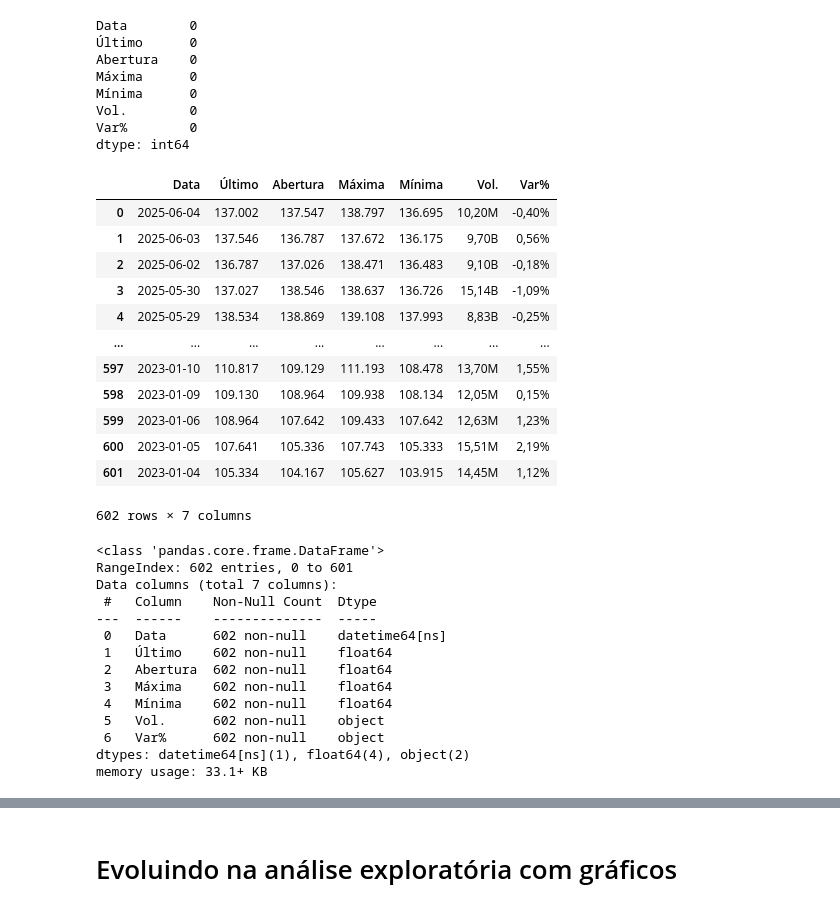
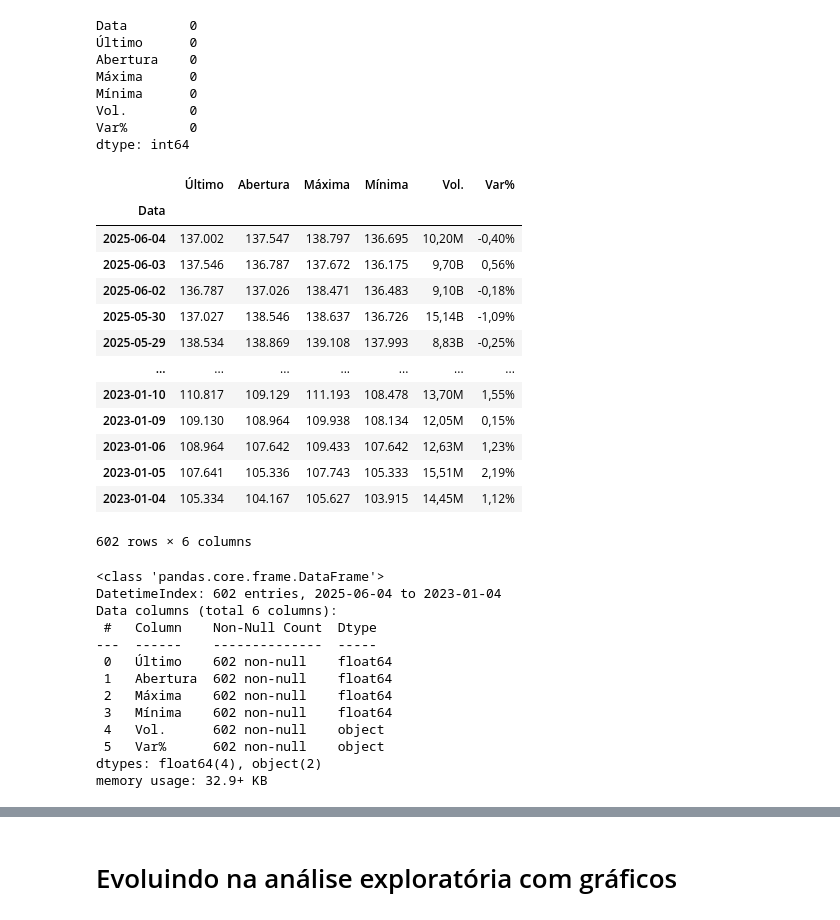
Before and after one commit to JacksonvBarbosa/Analise_Indice_Ibovespa, a Jupyter notebook: Codigo/DadosIbovespa.ipynb, the cells around one changed output, grey strips where cells are left out. Cells and saved outputs as stored; diff of their text form; code cells hidden in the pictures.

```diff
--- a/Codigo/DadosIbovespa.ipynb
+++ b/Codigo/DadosIbovespa.ipynb
@@ -122,39 +130,44 @@ dtype: int64
 # %%
 # Formatando caracteristica Data e Convertendo em datetime
 #df_ibov_copia['Data'] = pd.to_datetime(df_ibov_copia['Data'], format = '%d.%m.%Y').dt.strftime('%d/%m/%Y')
-df_ibov_copia['Data'] = pd.to_datetime(df_ibov_copia['Data'], format='%d.%m.%Y')
+#df_ibov_copia['Data'] = pd.to_datetime(df_ibov_copia['Data'], format='%d.%m.%Y')
+
+# Criando index tipo Dateindex
+dateparse = lambda dates: datetime.strptime(dates, '%d.%m.%Y')
+df_ibov_copia = pd.read_csv(url, parse_dates = ['Data'], index_col= 'Data', date_parser=dateparse)
+
 df_ibov_copia
 # %% [output]
-|  | Data | Último | Abertura | Máxima | Mínima | Vol. | Var% |
-| 0 | 2025-06-04 | 137.002 | 137.547 | 138.797 | 136.695 | 10,20M | -0,40% |
-| 1 | 2025-06-03 | 137.546 | 136.787 | 137.672 | 136.175 | 9,70B | 0,56% |
-| 2 | 2025-06-02 | 136.787 | 137.026 | 138.471 | 136.483 | 9,10B | -0,18% |
-| 3 | 2025-05-30 | 137.027 | 138.546 | 138.637 | 136.726 | 15,14B | -1,09% |
-| 4 | 2025-05-29 | 138.534 | 138.869 | 139.108 | 137.993 | 8,83B | -0,25% |
-| ... | ... | ... | ... | ... | ... | ... | ... |
-| 597 | 2023-01-10 | 110.817 | 109.129 | 111.193 | 108.478 | 13,70M | 1,55% |
-| 598 | 2023-01-09 | 109.130 | 108.964 | 109.938 | 108.134 | 12,05M | 0,15% |
-| 599 | 2023-01-06 | 108.964 | 107.642 | 109.433 | 107.642 | 12,63M | 1,23% |
-| 600 | 2023-01-05 | 107.641 | 105.336 | 107.743 | 105.333 | 15,51M | 2,19% |
-| 601 | 2023-01-04 | 105.334 | 104.167 | 105.627 | 103.915 | 14,45M | 1,12% |
+|  | Último | Abertura | Máxima | Mínima | Vol. | Var% |
+| Data |  |  |  |  |  |  |
+| 2025-06-04 | 137.002 | 137.547 | 138.797 | 136.695 | 10,20M | -0,40% |
+| 2025-06-03 | 137.546 | 136.787 | 137.672 | 136.175 | 9,70B | 0,56% |
+| 2025-06-02 | 136.787 | 137.026 | 138.471 | 136.483 | 9,10B | -0,18% |
+| 2025-05-30 | 137.027 | 138.546 | 138.637 | 136.726 | 15,14B | -1,09% |
+| 2025-05-29 | 138.534 | 138.869 | 139.108 | 137.993 | 8,83B | -0,25% |
+| ... | ... | ... | ... | ... | ... | ... |
+| 2023-01-10 | 110.817 | 109.129 | 111.193 | 108.478 | 13,70M | 1,55% |
+| 2023-01-09 | 109.130 | 108.964 | 109.938 | 108.134 | 12,05M | 0,15% |
+| 2023-01-06 | 108.964 | 107.642 | 109.433 | 107.642 | 12,63M | 1,23% |
+| 2023-01-05 | 107.641 | 105.336 | 107.743 | 105.333 | 15,51M | 2,19% |
+| 2023-01-04 | 105.334 | 104.167 | 105.627 | 103.915 | 14,45M | 1,12% |
-602 rows × 7 columns
+602 rows × 6 columns
 # %%
 df_ibov_copia.info()
 # %% [output]
 <class 'pandas.core.frame.DataFrame'>
-RangeIndex: 602 entries, 0 to 601
-Data columns (total 7 columns):
+DatetimeIndex: 602 entries, 2025-06-04 to 2023-01-04
+Data columns (total 6 columns):
  #   Column    Non-Null Count  Dtype
 ---  ------    --------------  -----
- 0   Data      602 non-null    datetime64[ns]
- 1   Último    602 non-null    float64
- 2   Abertura  602 non-null    float64
- 3   Máxima    602 non-null    float64
- 4   Mínima    602 non-null    float64
- 5   Vol.      602 non-null    object
- 6   Var%      602 non-null    object
-dtypes: datetime64[ns](1), float64(4), object(2)
-memory usage: 33.1+ KB
+ 0   Último    602 non-null    float64
+ 1   Abertura  602 non-null    float64
+ 2   Máxima    602 non-null    float64
+ 3   Mínima    602 non-null    float64
+ 4   Vol.      602 non-null    object
+ 5   Var%      602 non-null    object
+dtypes: float64(4), object(2)
+memory usage: 32.9+ KB
 # %%
 # Função para conversão dos dados de Volume de string para float
 ## OBS.: Caso acertando com o grupo e vermos a necessidade de mudar par outro tipo fazer a mudança
```
Also changed, not shown: parts of 35 cells of this notebook.
